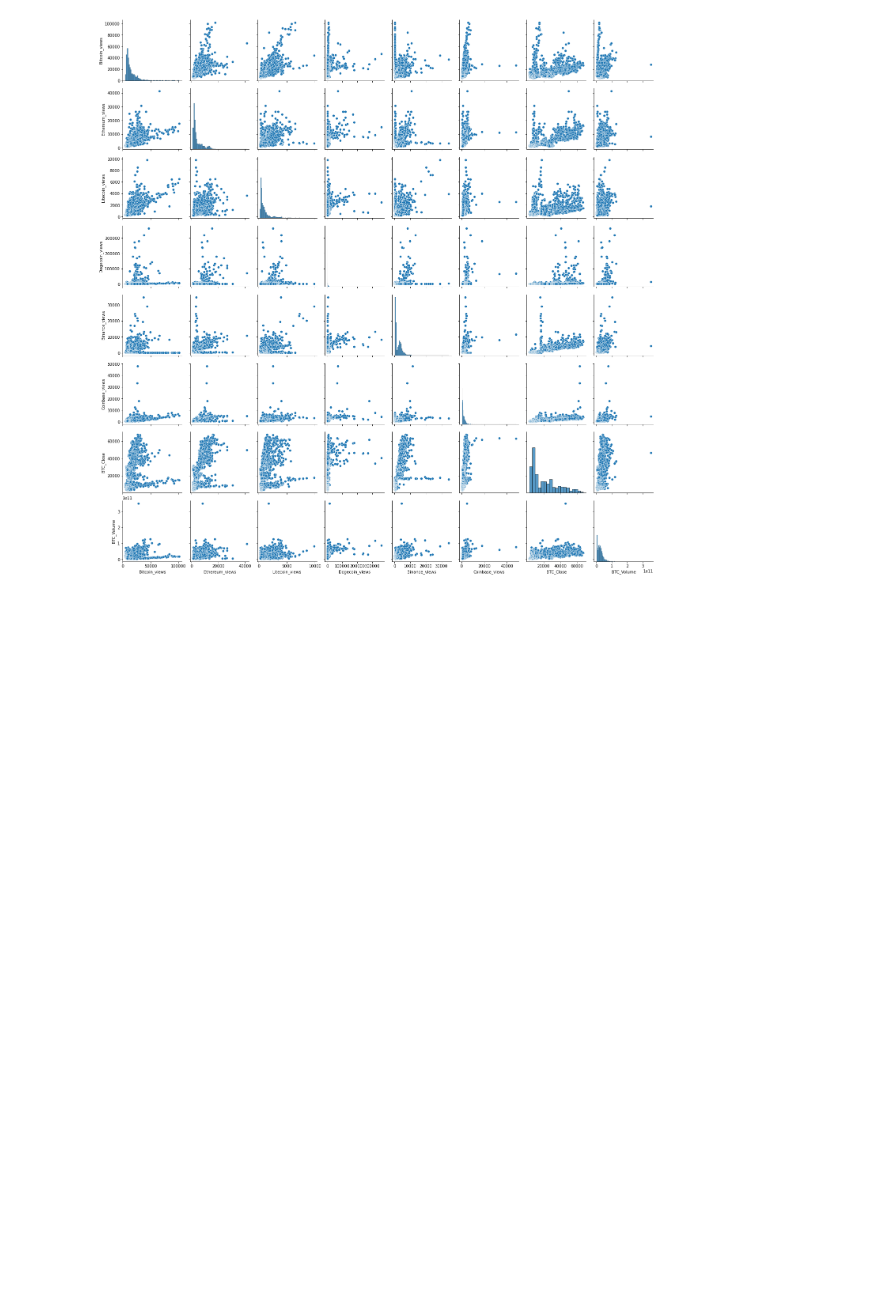
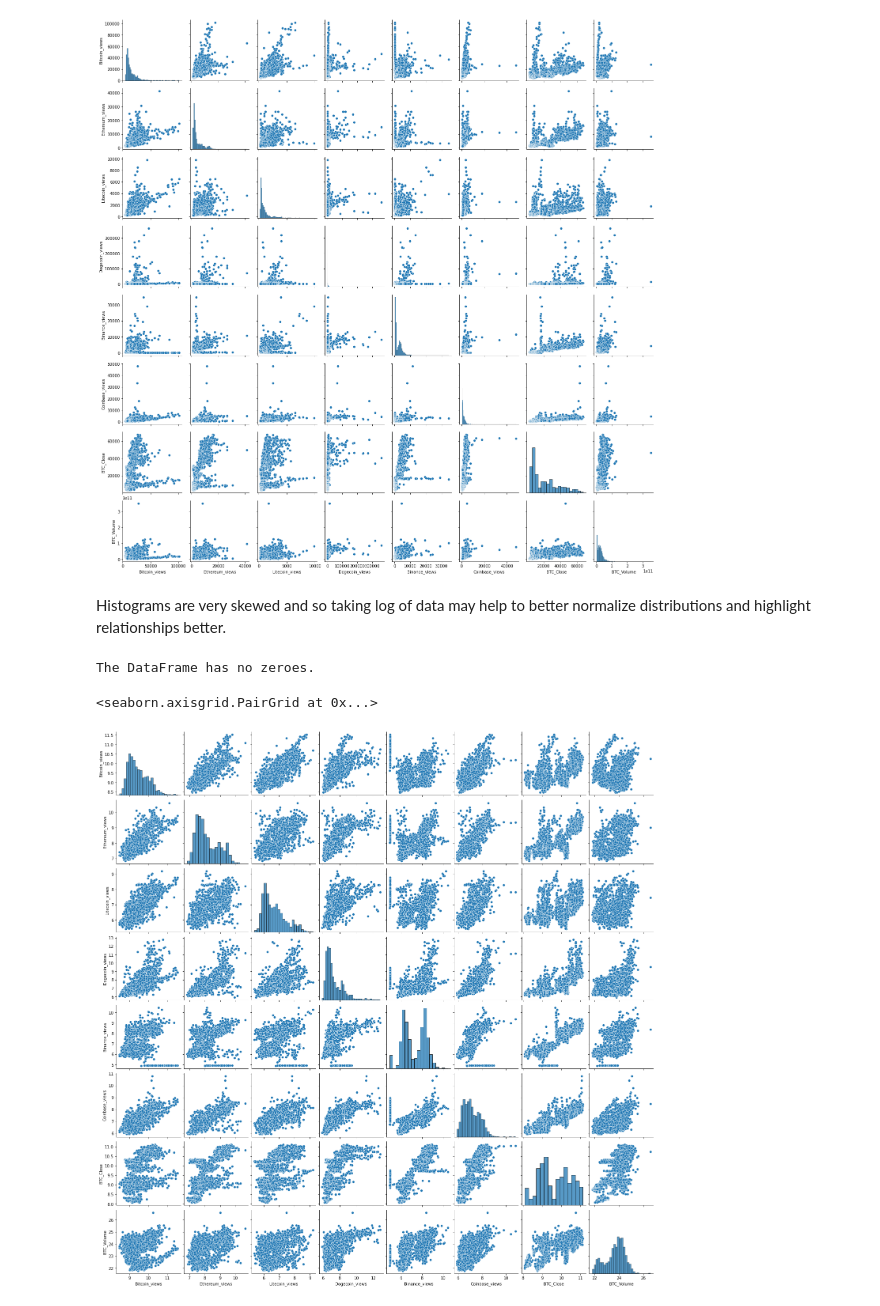
Before and after one commit to apsinghAnalytics/WikiViewsCryptoPriceTrendAnalysis, a Jupyter notebook: EDAandModel.ipynb, the cells around one changed output. Cells and saved outputs as stored; diff of their text form; code cells hidden in the pictures; blank space fills up the shorter version.

```diff
--- a/EDAandModel.ipynb
+++ b/EDAandModel.ipynb
@@ -16,6 +16,7 @@ df.head(3)
 | 2 | 2018-01-03 | 99223 | 12196 | 5850 | 7881 | 141 | 6699 | ... |
 # %%
 df['date']= pd.to_datetime(df['date'])
+df.set_index("date", inplace=True)
 # %%
 df.info()
 # %% [output]
@@ -40,3 +41,18 @@ sns.pairplot(df)
 # %% [output]
 <seaborn.axisgrid.PairGrid at 0x...>
 [figure]
+# %% [markdown]
+Histograms are very skewed and so taking log of data may help to better normalize distributions and highlight relationships better.
+# %%
+# Before taking log check if there are any zeroes in the DataFrame
+if (df == 0).any().any():
+    print("The DataFrame contains zeroes.")
+else:
+    print("The DataFrame has no zeroes.")
+# %% [output]
+The DataFrame has no zeroes.
+# %%
+sns.pairplot(np.log(df.select_dtypes(include=['number'])))
+# %% [output]
+<seaborn.axisgrid.PairGrid at 0x...>
+[figure, added]
```
Also changed, not shown: parts of 21 cells of this notebook.
